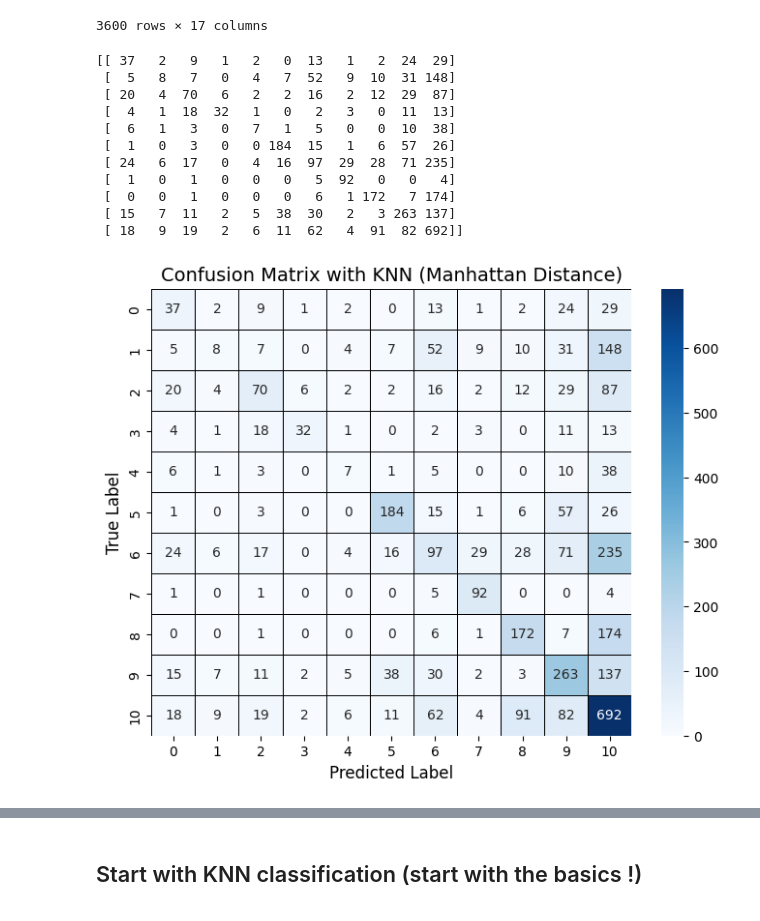
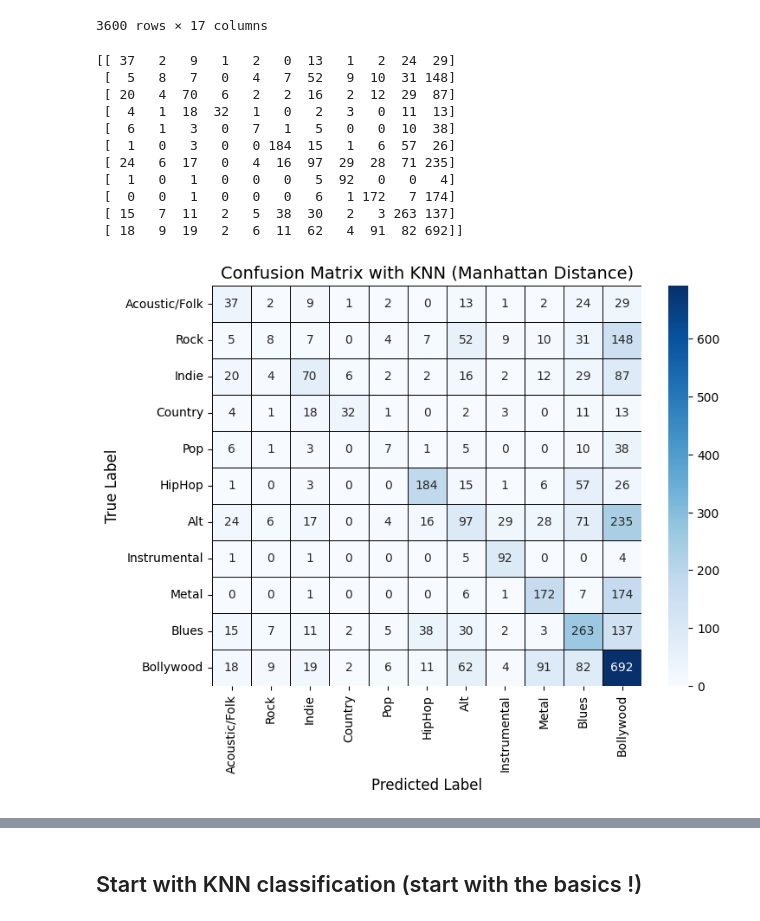
Before and after one commit to Hugo-Leyx-valade/projet-ML, a Jupyter notebook: Untitled1.ipynb, the cells around one changed output, grey strips where cells are left out. Drawn from its saved outputs; the diff is of its cells as text; code cells hidden in the pictures.

Commit message:
resolve class to genre mapping

```diff
--- a/Untitled1.ipynb
+++ b/Untitled1.ipynb
@@ -59,3 +62,22 @@ P.S : Valence is the fact that the music is positive, happy ...
+# %%
+class_mapping = {
+    0: "Acoustic/Folk",
+    1: "Rock",
+    2: "Indie",
+    3: "Country",
+    4: "Pop",
+    5: "HipHop",
+    6: "Alt",
+    7: "Instrumental",
+    8: "Metal",
+    9: "Blues",
+    10: "Bollywood"
+}
+
+class_string = df["Class"].map(class_mapping)
+class_string
+
+df["class_string"] = class_string
 # %% [markdown]
 ### Column name handling
 One important thing is to edit column name to to pass from for example "Artist Name" to "Artiste_Name"
@@ -518,37 +541,52 @@ from sklearn.metrics import confusion_matrix
 from sklearn.model_selection import train_test_split
 from sklearn.neighbors import KNeighborsClassifier
 from sklearn.datasets import load_iris
+
+class_mapping = [
+    "Acoustic/Folk",  # Class 0
+    "Rock",           # Class 1
+    "Indie",          # Class 2
+    "Country",        # Class 3
+    "Pop",            # Class 4
+    "HipHop",         # Class 5
+    "Alt",            # Class 6
+    "Instrumental",   # Class 7
+    "Metal",          # Class 8
+    "Blues",          # Class 9
+    "Bollywood"       # Class 10
+]
 
 # Load dataset
 data = load_iris()
 
 cm = confusion_matrix(y_test, y_pred)
 
 print(cm)
 # Plot Confusion Matrix with Seaborn
 plt.figure(figsize=(8, 6))
 
 # Create a heatmap with annotations and color palette
-sns.heatmap(cm, annot=True, fmt='d', cmap='Blues', xticklabels=["0","1","2","3","4","5","6","7","8","9","10"], yticklabels=["0","1","2","3","4","5","6","7","8","9","10"],
+sns.heatmap(cm, annot=True, fmt='d', cmap='Blues', xticklabels=class_mapping, yticklabels=class_mapping,
             cbar=True, linewidths=0.5, linecolor='black')
 
 # Titles and labels
 plt.title('Confusion Matrix with KNN (Manhattan Distance)', fontsize=14)
 plt.xlabel('Predicted Label', fontsize=12)
 plt.ylabel('True Label', fontsize=12)
 
 # Display the plot
+plt.xticks(rotation=45)
 plt.show()
 # %% [output]
 [[ 37   2   9   1   2   0  13   1   2  24  29]
  [  5   8   7   0   4   7  52   9  10  31 148]
  [ 20   4  70   6   2   2  16   2  12  29  87]
  [  4   1  18  32   1   0   2   3   0  11  13]
  [  6   1   3   0   7   1   5   0   0  10  38]
  [  1   0   3   0   0 184  15   1   6  57  26]
  [ 24   6  17   0   4  16  97  29  28  71 235]
  [  1   0   1   0   0   0   5  92   0   0   4]
  [  0   0   1   0   0   0   6   1 172   7 174]
  [ 15   7  11   2   5  38  30   2   3 263 137]
  [ 18   9  19   2   6  11  62   4  91  82 692]]
-[figure, old version]
+[figure, new version]
```
Also changed, not shown: parts of 16 cells of this notebook.
